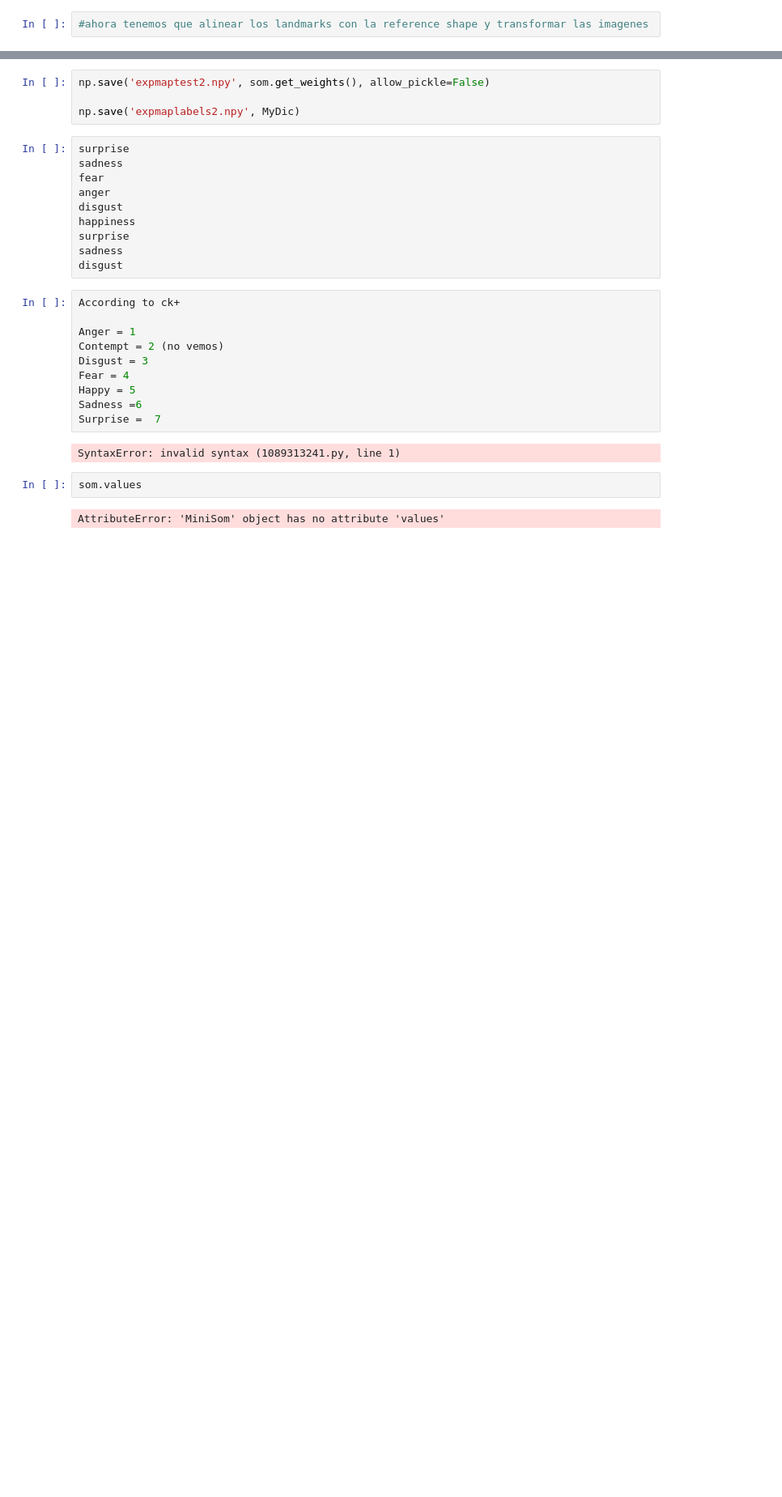
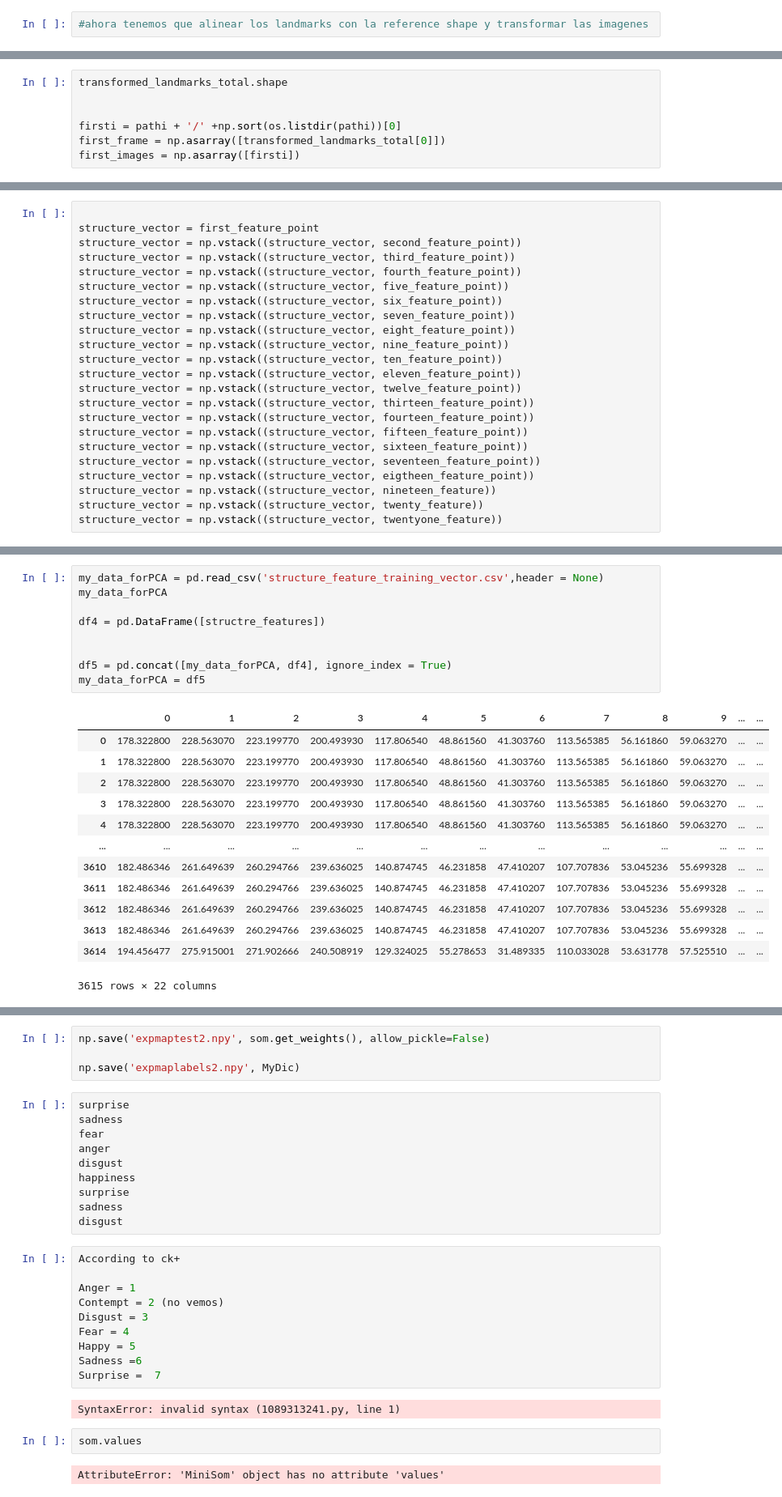
Before and after one commit to aliciaamaliaalvarezmon/SynthesisEmotions, a Jupyter notebook: Notebook/Expression Map-Copy2.ipynb, the cells around one changed output, grey strips where cells are left out. Shown at 81% size. Drawn from its saved outputs; the diff is of its cells as text; blank space fills up the shorter version.

```diff
--- a/Notebook/Expression Map-Copy2.ipynb
+++ b/Notebook/Expression Map-Copy2.ipynb
@@ -499,0 +599,7 @@ som.get_weights().shape # las weights finales son los patterns
+# %%
+transformed_landmarks_total.shape
+
+
+firsti = pathi + '/' +np.sort(os.listdir(pathi))[0]
+first_frame = np.asarray([transformed_landmarks_total[0]])
+first_images = np.asarray([firsti])
@@ -499,0 +635,23 @@ som.get_weights().shape # las weights finales son los patterns
+# %%
+
+structure_vector = first_feature_point
+structure_vector = np.vstack((structure_vector, second_feature_point))
+structure_vector = np.vstack((structure_vector, third_feature_point))
+structure_vector = np.vstack((structure_vector, fourth_feature_point))
+structure_vector = np.vstack((structure_vector, five_feature_point))
+structure_vector = np.vstack((structure_vector, six_feature_point))
+structure_vector = np.vstack((structure_vector, seven_feature_point))
+structure_vector = np.vstack((structure_vector, eight_feature_point))
+structure_vector = np.vstack((structure_vector, nine_feature_point))
+structure_vector = np.vstack((structure_vector, ten_feature_point))
+structure_vector = np.vstack((structure_vector, eleven_feature_point))
+structure_vector = np.vstack((structure_vector, twelve_feature_point))
+structure_vector = np.vstack((structure_vector, thirteen_feature_point))
+structure_vector = np.vstack((structure_vector, fourteen_feature_point))
+structure_vector = np.vstack((structure_vector, fifteen_feature_point))
+structure_vector = np.vstack((structure_vector, sixteen_feature_point))
+structure_vector = np.vstack((structure_vector, seventeen_feature_point))
+structure_vector = np.vstack((structure_vector, eigtheen_feature_point))
+structure_vector = np.vstack((structure_vector, nineteen_feature))
+structure_vector = np.vstack((structure_vector, twenty_feature))
+structure_vector = np.vstack((structure_vector, twentyone_feature))
@@ -499,0 +699,23 @@ som.get_weights().shape # las weights finales son los patterns
+# %%
+my_data_forPCA = pd.read_csv('structure_feature_training_vector.csv',header = None)
+my_data_forPCA
+
+df4 = pd.DataFrame([structre_features])
+
+
+df5 = pd.concat([my_data_forPCA, df4], ignore_index = True)
+my_data_forPCA = df5
+# %% [output]
+|  | 0 | 1 | 2 | 3 | 4 | 5 | 6 | 7 | 8 | 9 | ... | ... |
+| 0 | 178.322800 | 228.563070 | 223.199770 | 200.493930 | 117.806540 | 48.861560 | 41.303760 | 113.565385 | 56.161860 | 59.063270 | ... | ... |
+| 1 | 178.322800 | 228.563070 | 223.199770 | 200.493930 | 117.806540 | 48.861560 | 41.303760 | 113.565385 | 56.161860 | 59.063270 | ... | ... |
+| 2 | 178.322800 | 228.563070 | 223.199770 | 200.493930 | 117.806540 | 48.861560 | 41.303760 | 113.565385 | 56.161860 | 59.063270 | ... | ... |
+| 3 | 178.322800 | 228.563070 | 223.199770 | 200.493930 | 117.806540 | 48.861560 | 41.303760 | 113.565385 | 56.161860 | 59.063270 | ... | ... |
+| 4 | 178.322800 | 228.563070 | 223.199770 | 200.493930 | 117.806540 | 48.861560 | 41.303760 | 113.565385 | 56.161860 | 59.063270 | ... | ... |
+| ... | ... | ... | ... | ... | ... | ... | ... | ... | ... | ... | ... | ... |
+| 3610 | 182.486346 | 261.649639 | 260.294766 | 239.636025 | 140.874745 | 46.231858 | 47.410207 | 107.707836 | 53.045236 | 55.699328 | ... | ... |
+| 3611 | 182.486346 | 261.649639 | 260.294766 | 239.636025 | 140.874745 | 46.231858 | 47.410207 | 107.707836 | 53.045236 | 55.699328 | ... | ... |
+| 3612 | 182.486346 | 261.649639 | 260.294766 | 239.636025 | 140.874745 | 46.231858 | 47.410207 | 107.707836 | 53.045236 | 55.699328 | ... | ... |
+| 3613 | 182.486346 | 261.649639 | 260.294766 | 239.636025 | 140.874745 | 46.231858 | 47.410207 | 107.707836 | 53.045236 | 55.699328 | ... | ... |
+| 3614 | 194.456477 | 275.915001 | 271.902666 | 240.508919 | 129.324025 | 55.278653 | 31.489335 | 110.033028 | 53.631778 | 57.525510 | ... | ... |
+3615 rows × 22 columns
```
Also changed, not shown: parts of 50 cells of this notebook, 10 other files.
